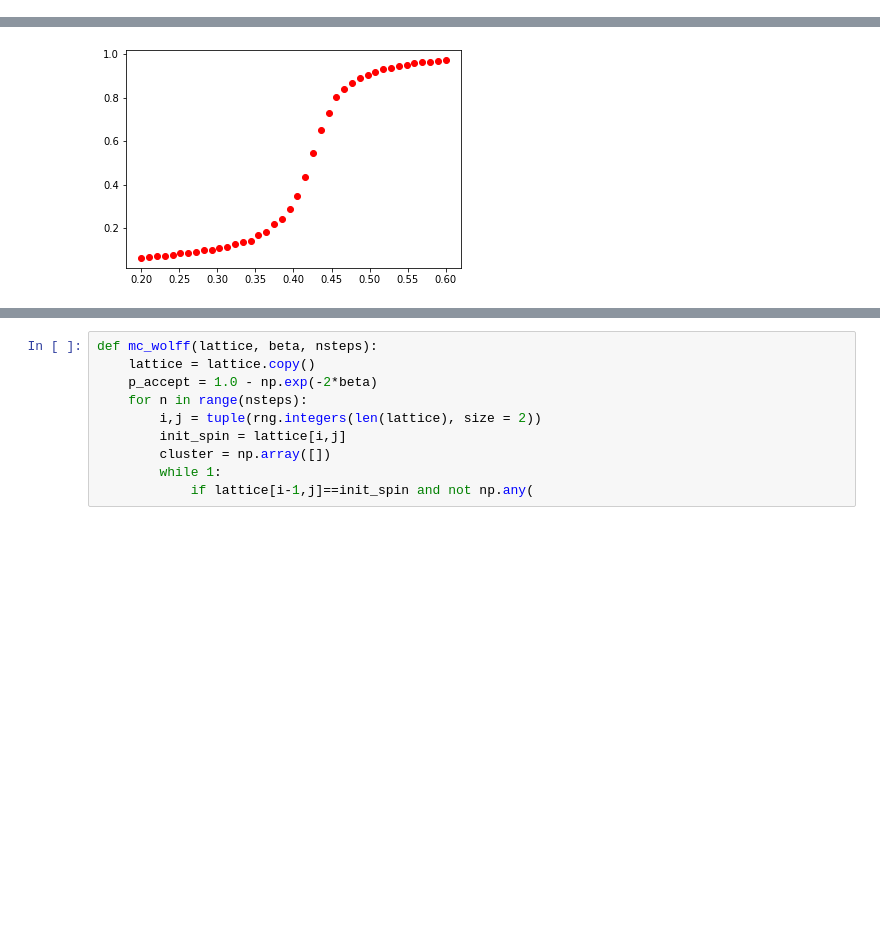
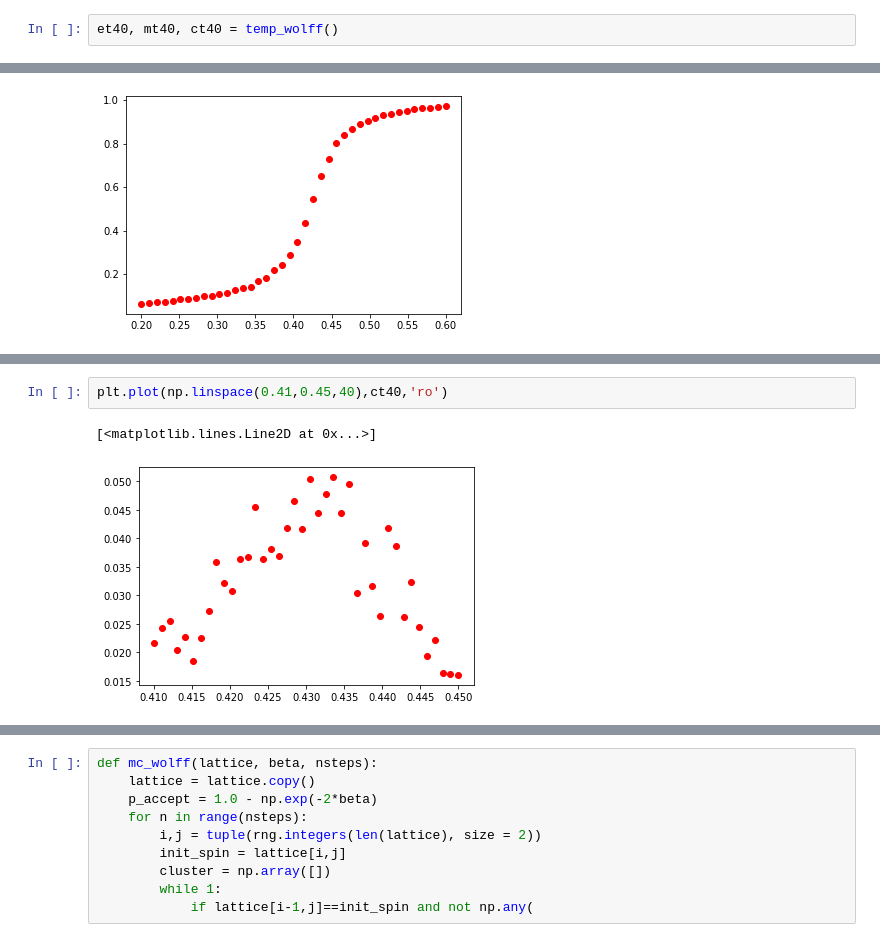
Before and after one commit to SaltyCatAgenda/Ising-Model, a Jupyter notebook: ising.ipynb, the cells around one changed output, grey strips where cells are left out. Drawn from its saved outputs; the diff is of its cells as text; blank space fills up the shorter version.

```diff
--- a/ising.ipynb
+++ b/ising.ipynb
@@ -155,3 +212,5 @@ def temp_wolff():
     return e_list,m_list,chi_list
 # %%
 et, mt, ct = temp_wolff()
+# %%
+et40, mt40, ct40 = temp_wolff()
@@ -172,0 +236,5 @@ plt.plot(np.linspace(0.2,0.6,40),ct,'ro')
+# %%
+plt.plot(np.linspace(0.41,0.45,40),ct40,'ro')
+# %% [output]
+[<matplotlib.lines.Line2D at 0x...>]
+[figure, added]
```
Also changed, not shown: parts of 15 cells of this notebook.
